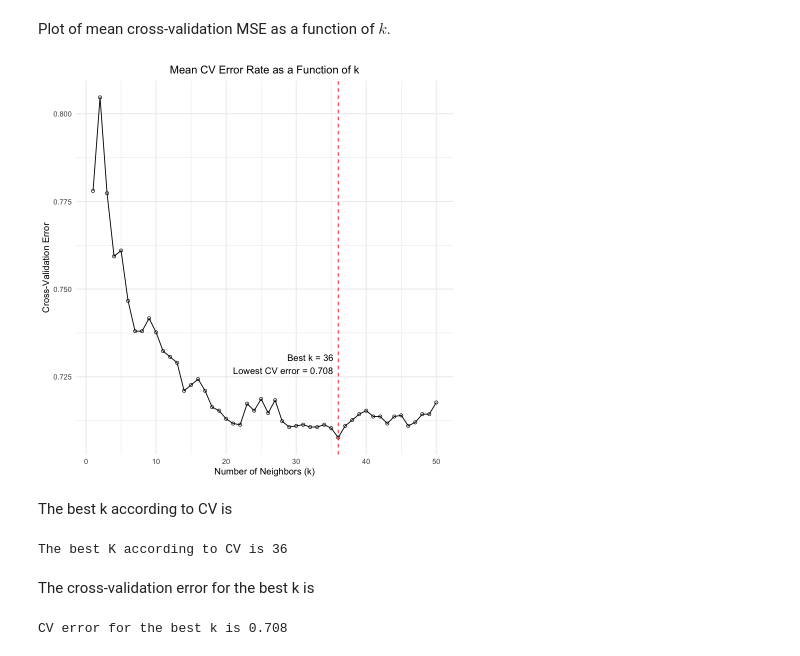
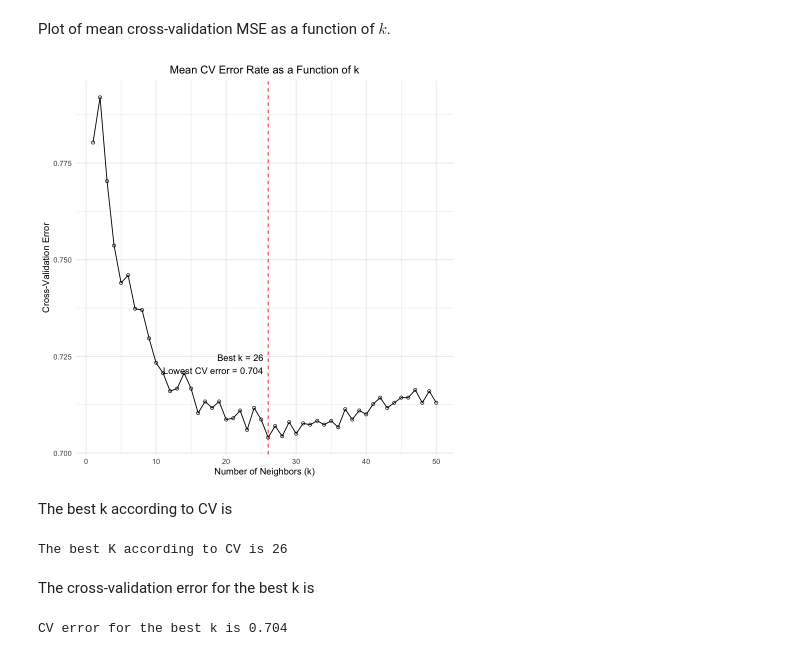
Before and after one commit to bmfores/api-222, a Jupyter notebook: pset2_coding_notebook.ipynb, the cells around one changed output. Drawn from its saved outputs; the diff is of its cells as text; code cells hidden in the pictures.

```diff
--- a/pset2_coding_notebook.ipynb
+++ b/pset2_coding_notebook.ipynb
@@ -126,6 +156,9 @@ round(probability,2)
 # PART II: Predicting Hospital length of stay
 # %%
 df <- read_csv('LengthOfStay.csv')
+
+# remove first column
+df <- df[, -1]
 # %% [output]
 New names:
 • `` -> `...1`
@@ -317,26 +345,29 @@ print(cv_errors)
 # %% [markdown]
 Plot of mean cross-validation MSE as a function of $k$.
 # %%
+# Define the range of k values
+k_values <- 1:50
+
 # Find the k value with the minimum CV error
 best_k <- which.min(cv_errors)
 
 # Create a data frame for plotting
 cv_errors_df <- data.frame(k = k_values, CV_Error = cv_errors)
 
 # Plotting using ggplot2, highlighting the best k
 ggplot(cv_errors_df, aes(x = k, y = CV_Error)) +
   geom_line() +  # Draws the line through the points
   geom_point(shape = 1) +
   geom_vline(xintercept = k_values[best_k], linetype = "dashed", color = "red") +
   annotate("text", x = k_values[best_k], y = max(cv_errors), label = paste("Best k =", k_values[best_k]), hjust = 1.1, vjust = 40) +
   annotate("text", x = k_values[best_k], y = max(cv_errors), label = paste("Lowest CV error =", round(cv_errors[best_k],3)), hjust = 1.05, vjust = 42) +
   theme_minimal() +
   labs(title = "Mean CV Error Rate as a Function of k",
        x = "Number of Neighbors (k)",
        y = "Cross-Validation Error") +
   theme(plot.title = element_text(hjust = 0.5))
 # %% [output]
-[figure, old version]
+[figure, new version]
 # %% [markdown]
 The best k according to CV is
 # %%
@@ -344,7 +375,7 @@ best_k <- which.min(cv_errors)
 
 cat("The best K according to CV is", best_k, "\n")
 # %% [output]
-The best K according to CV is 36
+The best K according to CV is 26
 # %% [markdown]
 The cross-validation error for the best k is
 # %%
@@ -352,4 +383,4 @@ cv_error_best_k <- cv_errors[best_k]
 
 cat("CV error for the best k is", round(cv_error_best_k,3), "\n")
 # %% [output]
-CV error for the best k is 0.708
+CV error for the best k is 0.704
```
Also changed, not shown: parts of 13 cells of this notebook.
